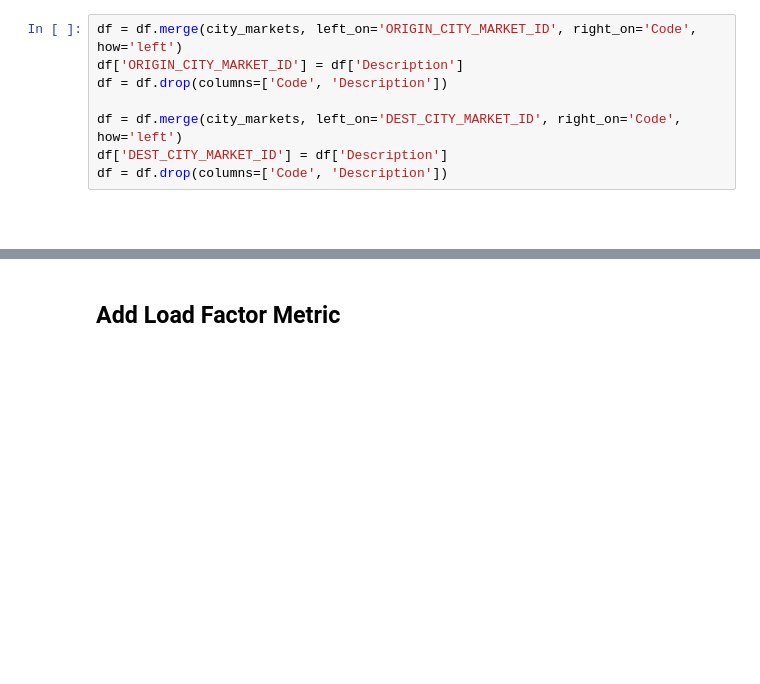
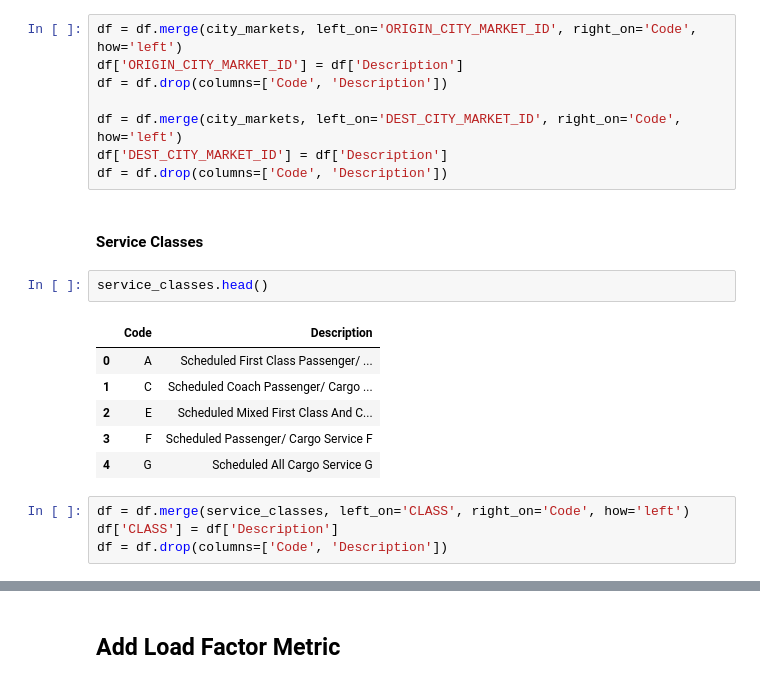
Before and after one commit to admacpherson/T-100-Aviation-Data, a Jupyter notebook: Tableau Dataset.ipynb, the cells around one changed output, grey strips where cells are left out. Cells and saved outputs as stored; diff of their text form; blank space fills up the shorter version.

```diff
--- a/Tableau Dataset.ipynb
+++ b/Tableau Dataset.ipynb
@@ -95,4 +94,17 @@ df = df.merge(city_markets, left_on='DEST_CITY_MARKET_ID', right_on='Code', how=
 df['DEST_CITY_MARKET_ID'] = df['Description']
 df = df.drop(columns=['Code', 'Description'])
 # %% [markdown]
-<h4>
+<h4>Service Classes</h4>
+# %%
+service_classes.head()
+# %% [output]
+|  | Code | Description |
+| 0 | A | Scheduled First Class Passenger/ ... |
+| 1 | C | Scheduled Coach Passenger/ Cargo ... |
+| 2 | E | Scheduled Mixed First Class And C... |
+| 3 | F | Scheduled Passenger/ Cargo Service F |
+| 4 | G | Scheduled All Cargo Service G |
+# %%
+df = df.merge(service_classes, left_on='CLASS', right_on='Code', how='left')
+df['CLASS'] = df['Description']
+df = df.drop(columns=['Code', 'Description'])
```
Also changed, not shown: parts of 6 cells of this notebook.
